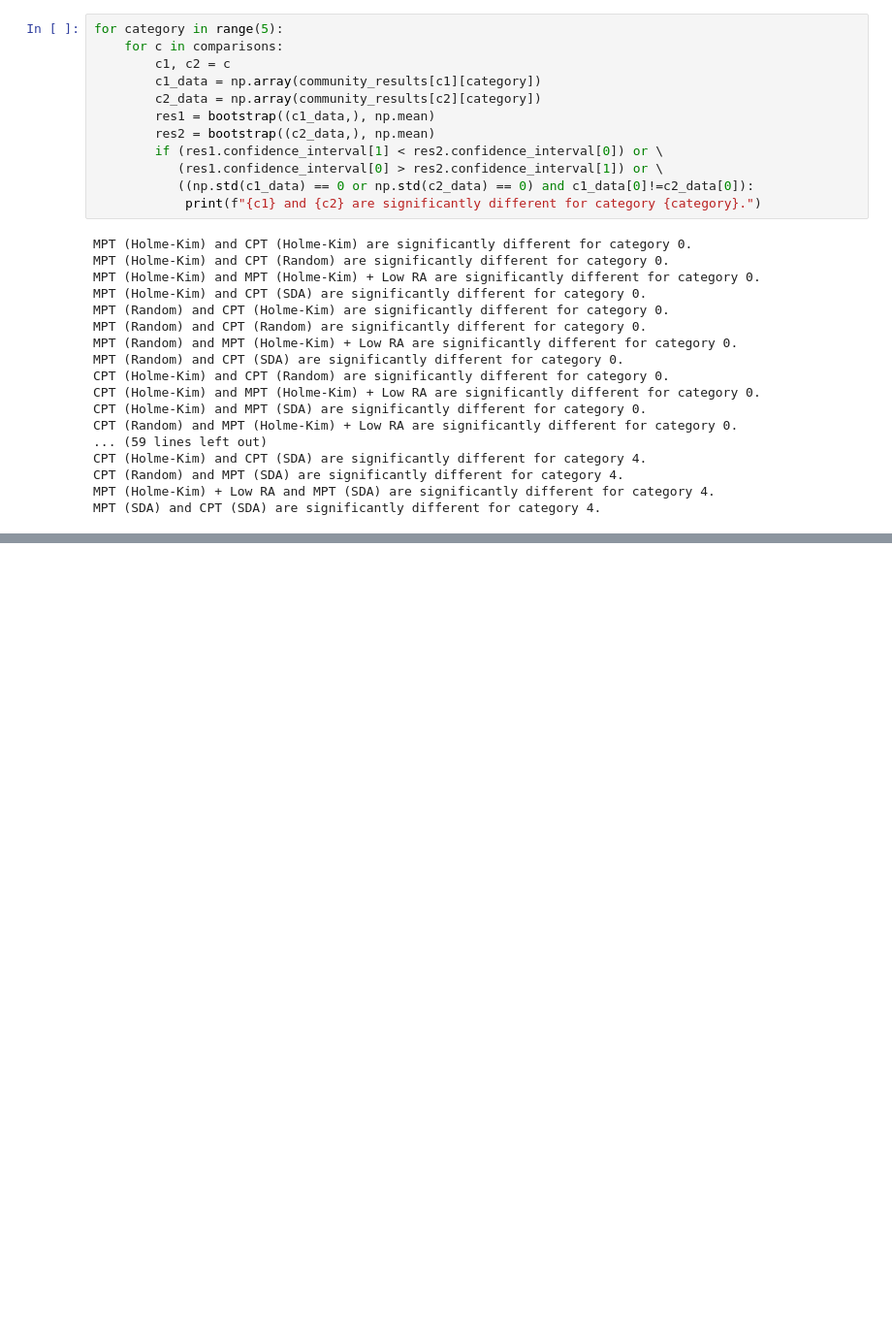
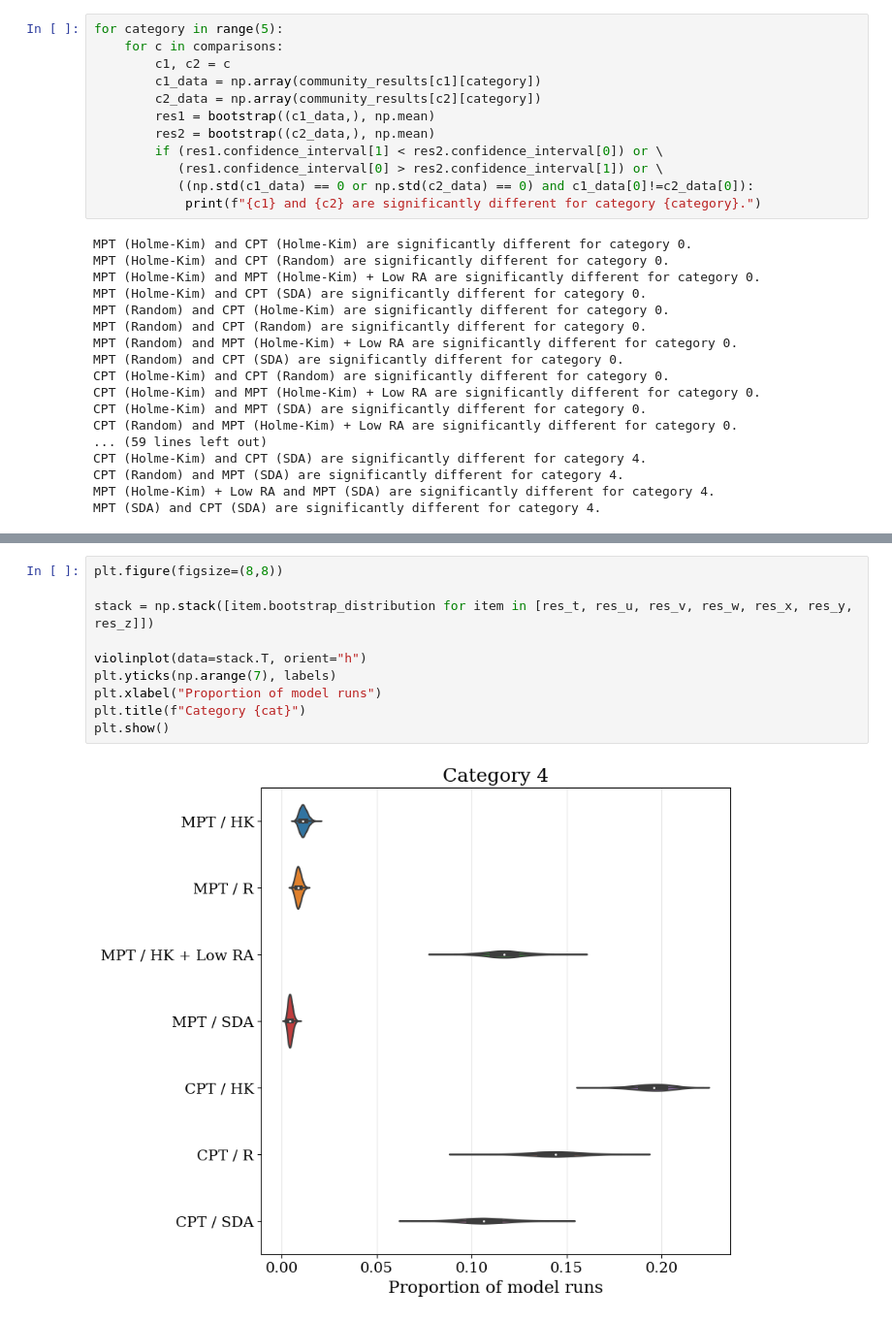
Before and after one commit to charlesaugdupont/poverty-trap, a Jupyter notebook: notebooks/Confidence_Intervals.ipynb, the cells around one changed output, grey strips where cells are left out. Shown at 97% size. Saved outputs shown, nothing was run; the diff lists cells and outputs as text; blank space fills up the shorter version.

```diff
--- a/notebooks/Confidence_Intervals.ipynb
+++ b/notebooks/Confidence_Intervals.ipynb
@@ -188,0 +193,12 @@ plt.show()
+# %%
+plt.figure(figsize=(8,8))
+
+stack = np.stack([item.bootstrap_distribution for item in [res_t, res_u, res_v, res_w, res_x, res_y, res_z]])
+
+violinplot(data=stack.T, orient="h")
+plt.yticks(np.arange(7), labels)
+plt.xlabel("Proportion of model runs")
+plt.title(f"Category {cat}")
+plt.show()
+# %% [output]
+[figure, added]
```
Also changed, not shown: parts of 4 cells of this notebook, 3 other files.
